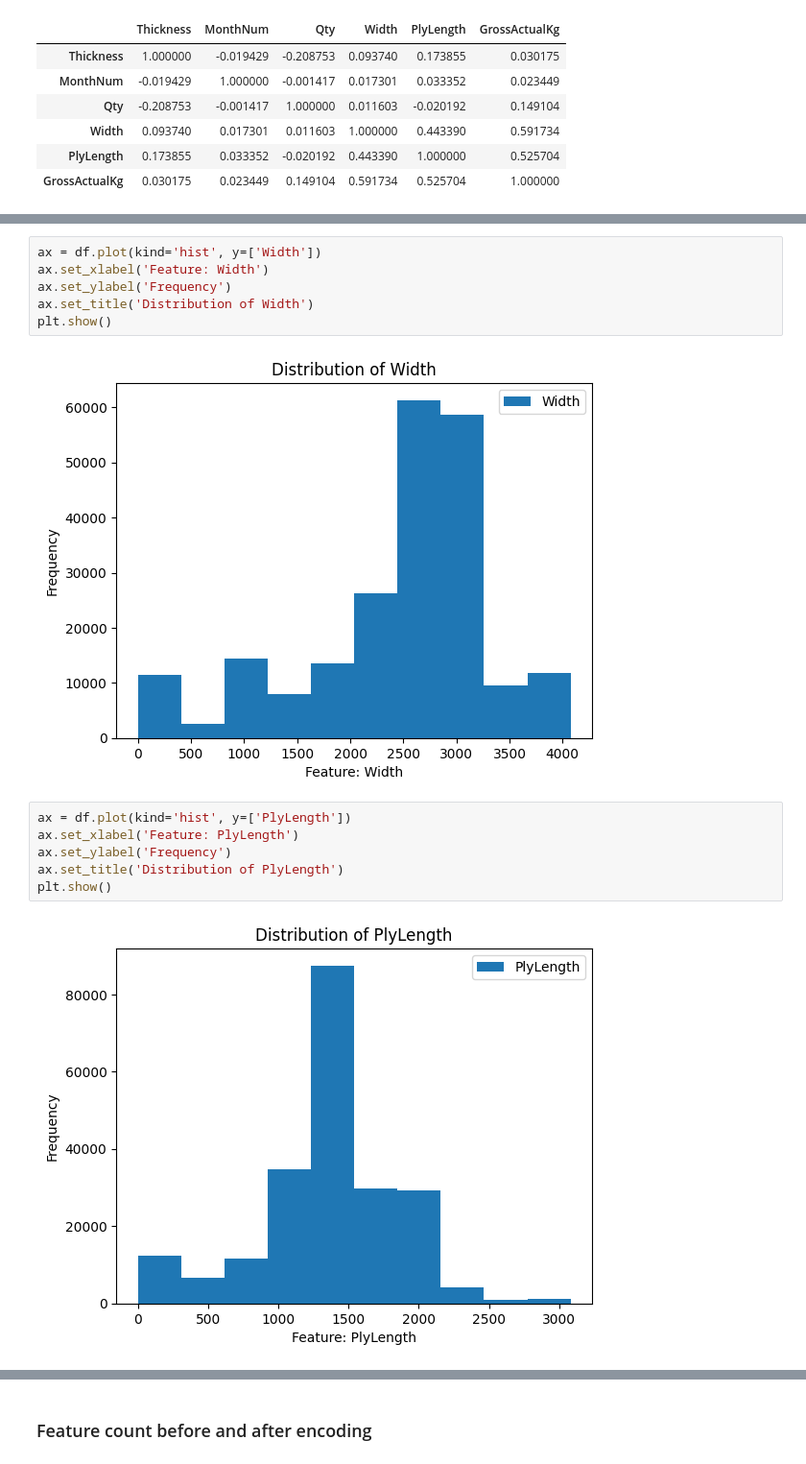
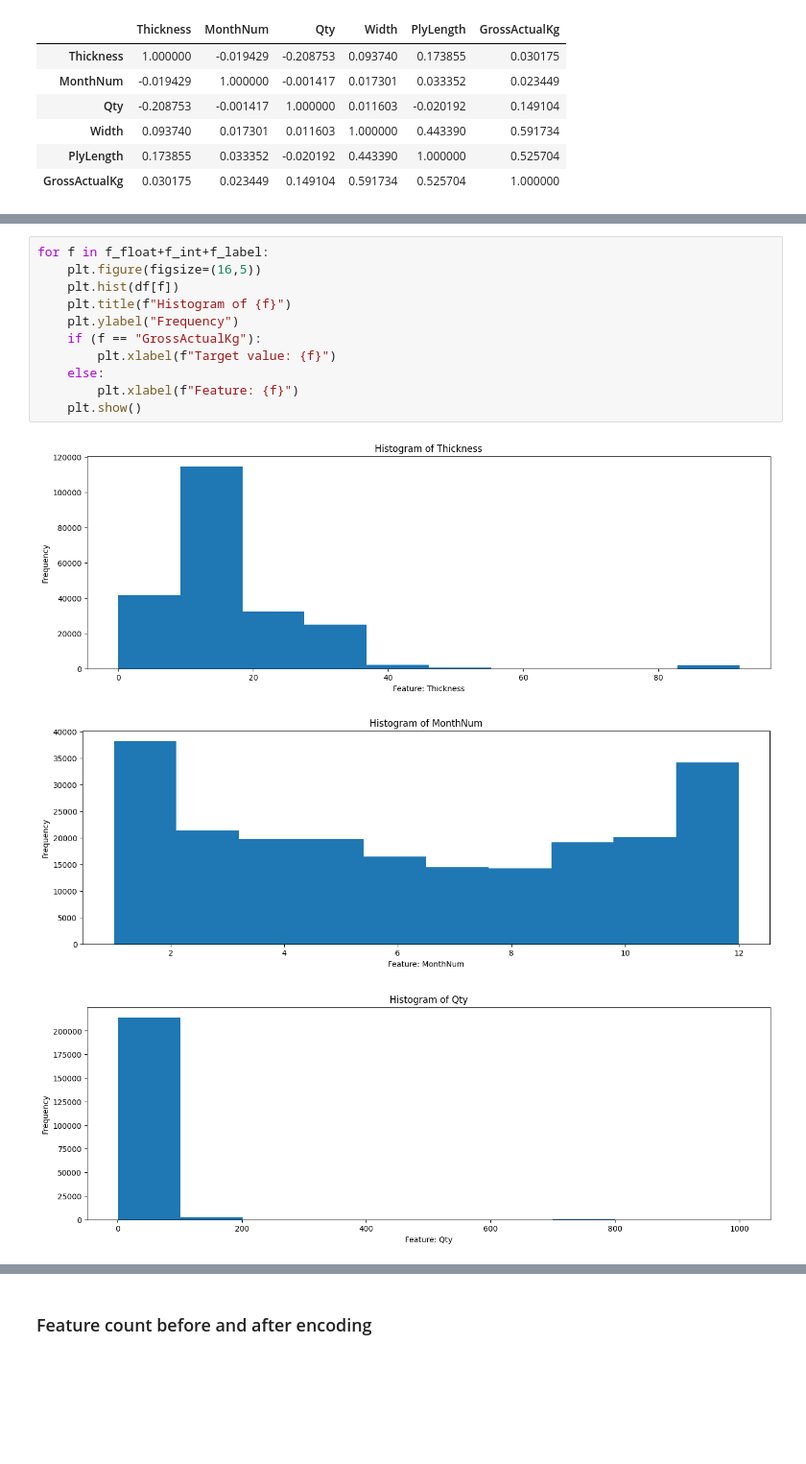
Before and after one commit to martin7x7/Assignment20_1, a Jupyter notebook: package_weight_eda.ipynb, the cells around one changed output, grey strips where cells are left out. Shown at 96% size. Cells and saved outputs as stored; diff of their text form; blank space fills up the shorter version.

```diff
--- a/package_weight_eda.ipynb
+++ b/package_weight_eda.ipynb
@@ -169,16 +145,15 @@ plt.show()
-# %%
-ax = df.plot(kind='hist', y=['Width'])
-ax.set_xlabel('Feature: Width')
-ax.set_ylabel('Frequency')
-ax.set_title('Distribution of Width')
-plt.show()
-# %% [output]
-[figure, removed]
-# %%
-ax = df.plot(kind='hist', y=['PlyLength'])
-ax.set_xlabel('Feature: PlyLength')
-ax.set_ylabel('Frequency')
-ax.set_title('Distribution of PlyLength')
-plt.show()
-# %% [output]
-[figure, removed]
+# %%
+for f in f_float+f_int+f_label:
+    plt.figure(figsize=(16,5))
+    plt.hist(df[f])
+    plt.title(f"Histogram of {f}")
+    plt.ylabel("Frequency")
+    if (f == "GrossActualKg"):
+        plt.xlabel(f"Target value: {f}")
+    else:
+        plt.xlabel(f"Feature: {f}")
+    plt.show()
+# %% [output]
+[figure, added]
+[figure, added]
+[figure, added]
```
Also changed, not shown: parts of 8 cells of this notebook.
